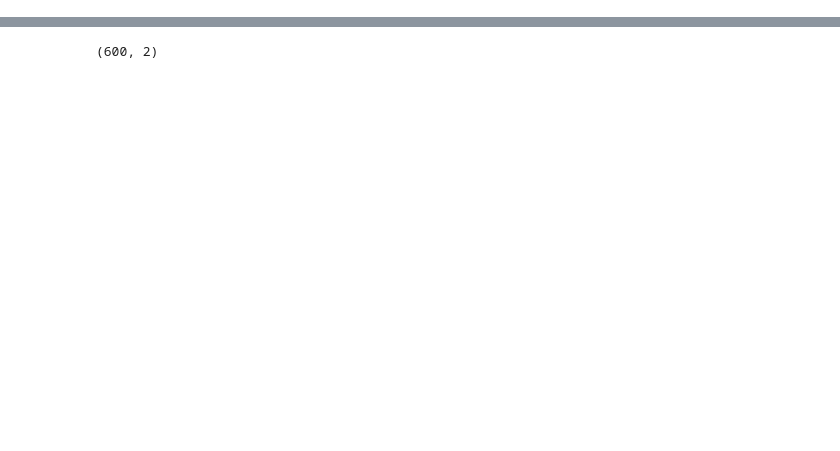
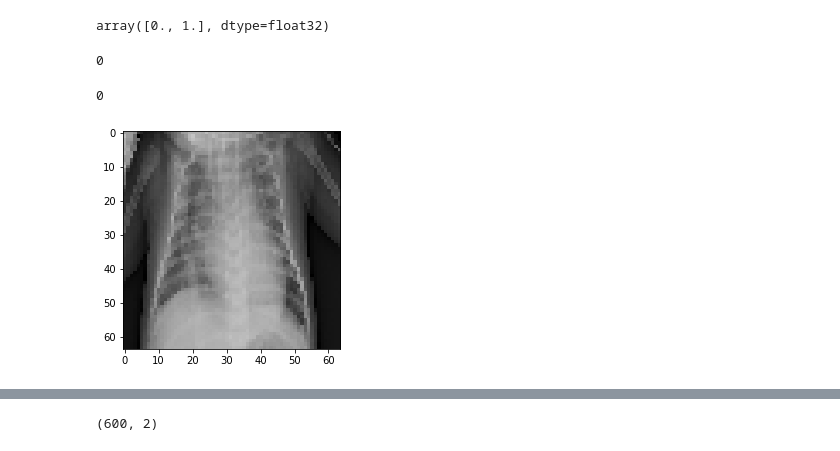
Before and after one commit to laurenphipps/x-ray-neuralnet, a Jupyter notebook: justin_preprocessing.ipynb, the cells around one changed output, grey strips where cells are left out. Saved outputs shown, nothing was run; the diff lists cells and outputs as text; code cells hidden in the pictures; blank space fills up the shorter version.

```diff
--- a/justin_preprocessing.ipynb
+++ b/justin_preprocessing.ipynb
@@ -40,0 +86,17 @@ Found 5216 images belonging to 2 classes.
+# %%
+train_labels[0]
+# %% [output]
+array([0., 1.], dtype=float32)
+# %%
+train_generator.class_indices['NORMAL']
+# %% [output]
+0
+# %%
+image = train_images[0]
+label = train_labels[0]
+print(train_generator.labels[0])
+plt.imshow(image);
+#plt.title()
+# %% [output]
+0
+[figure, added]
```
Also changed, not shown: parts of 66 cells of this notebook.
